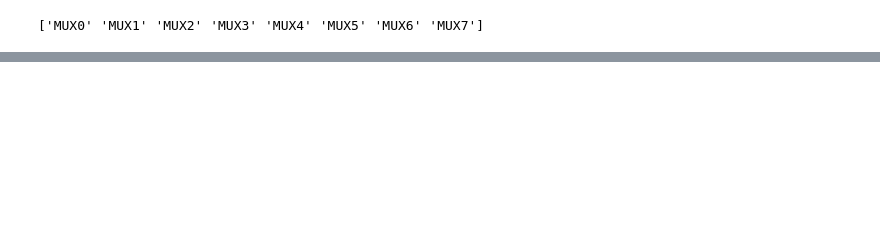
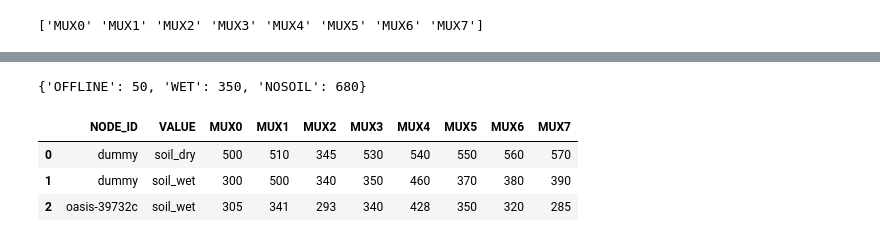
Before and after one commit to mygs/babilonia, a Jupyter notebook: research/notebook/IrrigationAdvice.ipynb, the cells around one changed output, grey strips where cells are left out. Saved outputs shown, nothing was run; the diff lists cells and outputs as text; code cells hidden in the pictures; blank space fills up the shorter version.

```diff
--- a/research/notebook/IrrigationAdvice.ipynb
+++ b/research/notebook/IrrigationAdvice.ipynb
@@ -193,0 +248,24 @@ ruptures['upward'].loc[ruptures['upward'].index.intersection(valid_probes)]
+# %%
+#some fake data
+training_feedback=[
+        ['dummy', 'soil_dry', 500, 510, 345, 530, 540, 550, 560, 570],
+        ['dummy', 'soil_wet', 300, 500, 340, 350, 460, 370, 380, 390],
+    ]
+# default configuration
+CFG['MUX_PORT_THRESHOLD']
+# %% [output]
+{'OFFLINE': 50, 'WET': 350, 'NOSOIL': 680}
+# %%
+training_feedback.extend ([
+        ['oasis-39732c', 'soil_wet', 305, 341, 293, 340, 428, 350, 320, 285],
+    ])
+
+training = pandas.DataFrame(training_feedback, columns =
+        ['NODE_ID', 'VALUE', 'MUX0', 'MUX1', 'MUX2', 'MUX3', 'MUX4', 'MUX5', 'MUX6', 'MUX7'])
+
+training
+# %% [output]
+|  | NODE_ID | VALUE | MUX0 | MUX1 | MUX2 | MUX3 | MUX4 | MUX5 | MUX6 | MUX7 |
+| 0 | dummy | soil_dry | 500 | 510 | 345 | 530 | 540 | 550 | 560 | 570 |
+| 1 | dummy | soil_wet | 300 | 500 | 340 | 350 | 460 | 370 | 380 | 390 |
+| 2 | oasis-39732c | soil_wet | 305 | 341 | 293 | 340 | 428 | 350 | 320 | 285 |
```
Also changed, not shown: parts of 18 cells of this notebook, 6 other files.
